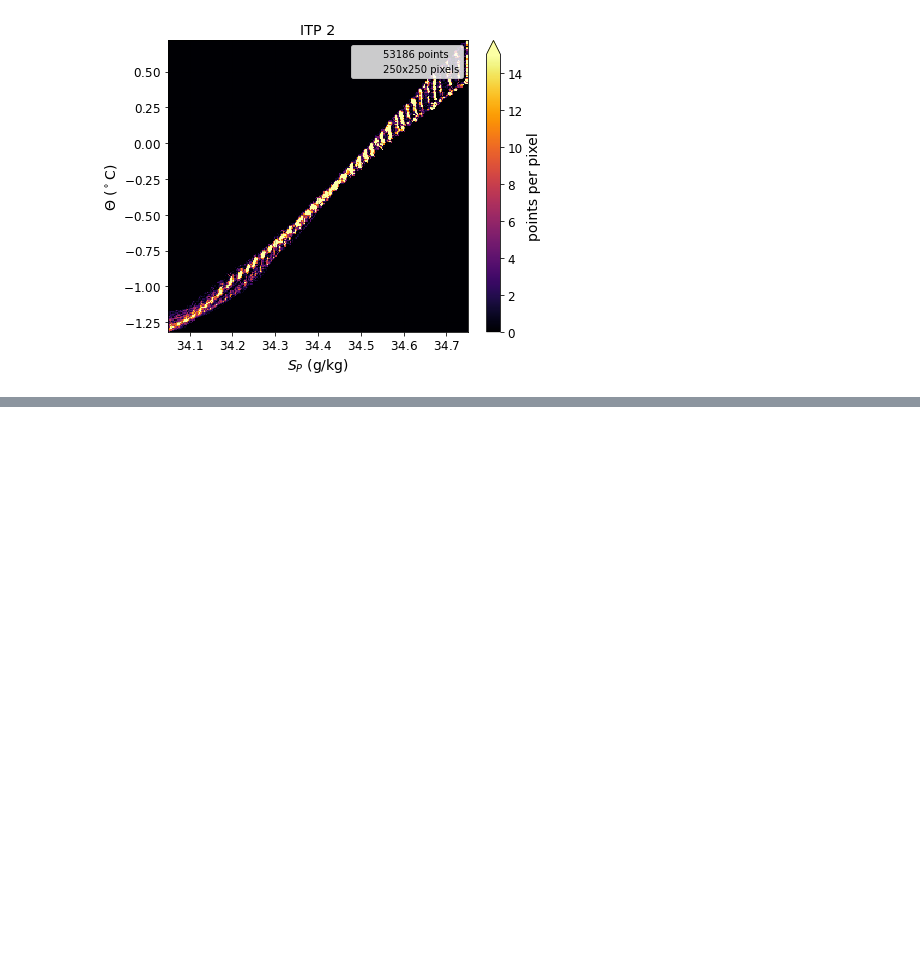
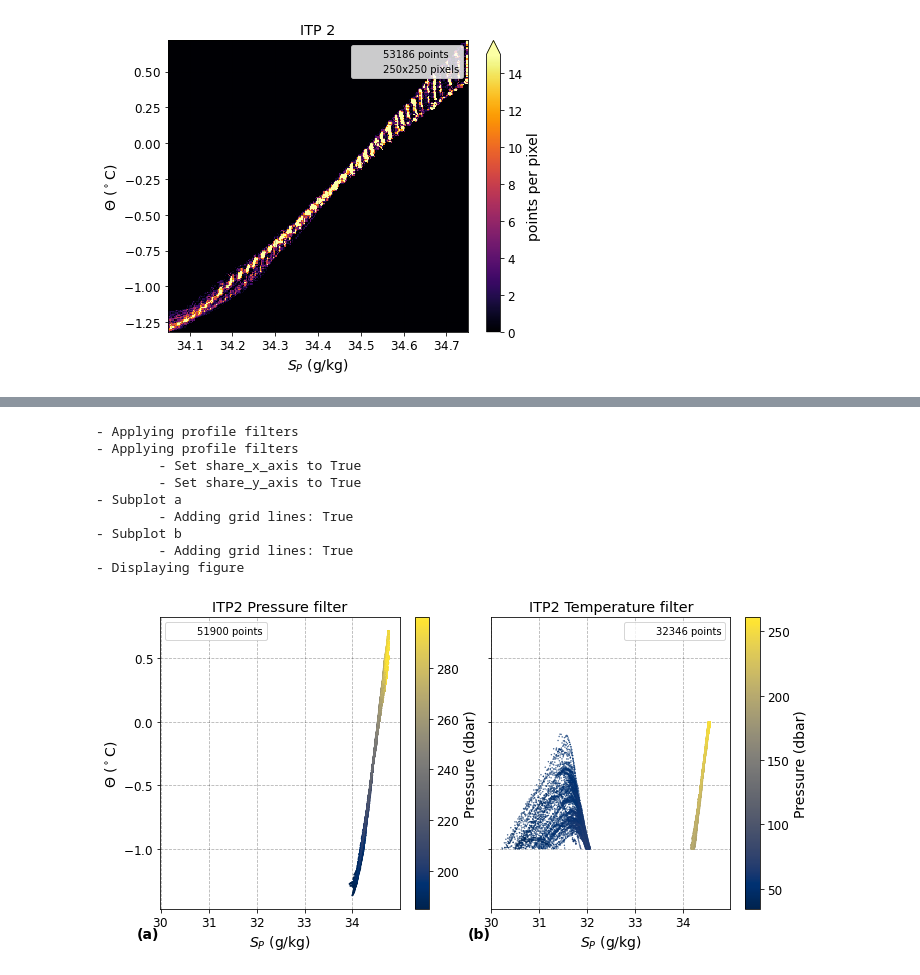
Before and after one commit to JustinTrenchcoat/Staircase_Clustering, a Jupyter notebook: Create_Figures.ipynb, the cells around one changed output, grey strips where cells are left out. Cells and saved outputs as stored; diff of their text form; code cells hidden in the pictures; blank space fills up the shorter version.

```diff
--- a/Create_Figures.ipynb
+++ b/Create_Figures.ipynb
@@ -809,0 +948,23 @@ ahf.make_figure([group_CT_SP_2d_hist])
+# %%
+## Filtering to pressure and temperature ranges
+# Profile Filters
+pfs_press = ahf.Profile_Filters(p_range=[300,185])
+pfs_temp  = ahf.Profile_Filters(CT_range=[-1,0])
+# Make the Plot Parameters
+pp_press = ahf.Plot_Parameters(x_vars=['SP'], y_vars=['CT'], clr_map='press')
+# Make the Analysis Groups
+group_p_filt_ITP2 = ahf.Analysis_Group(ds_ITP2_all, pfs_press, pp_press, plot_title='ITP2 Pressure filter')
+group_t_filt_ITP2 = ahf.Analysis_Group(ds_ITP2_all, pfs_temp, pp_press, plot_title='ITP2 Temperature filter')
+# Make the figure
+ahf.make_figure([group_p_filt_ITP2, group_t_filt_ITP2])
+# %% [output]
+- Applying profile filters
+- Applying profile filters
+        - Set share_x_axis to True
+        - Set share_y_axis to True
+- Subplot a
+        - Adding grid lines: True
+- Subplot b
+        - Adding grid lines: True
+- Displaying figure
+[figure, added]
```
Also changed, not shown: parts of 13 cells of this notebook, 2 other files.
